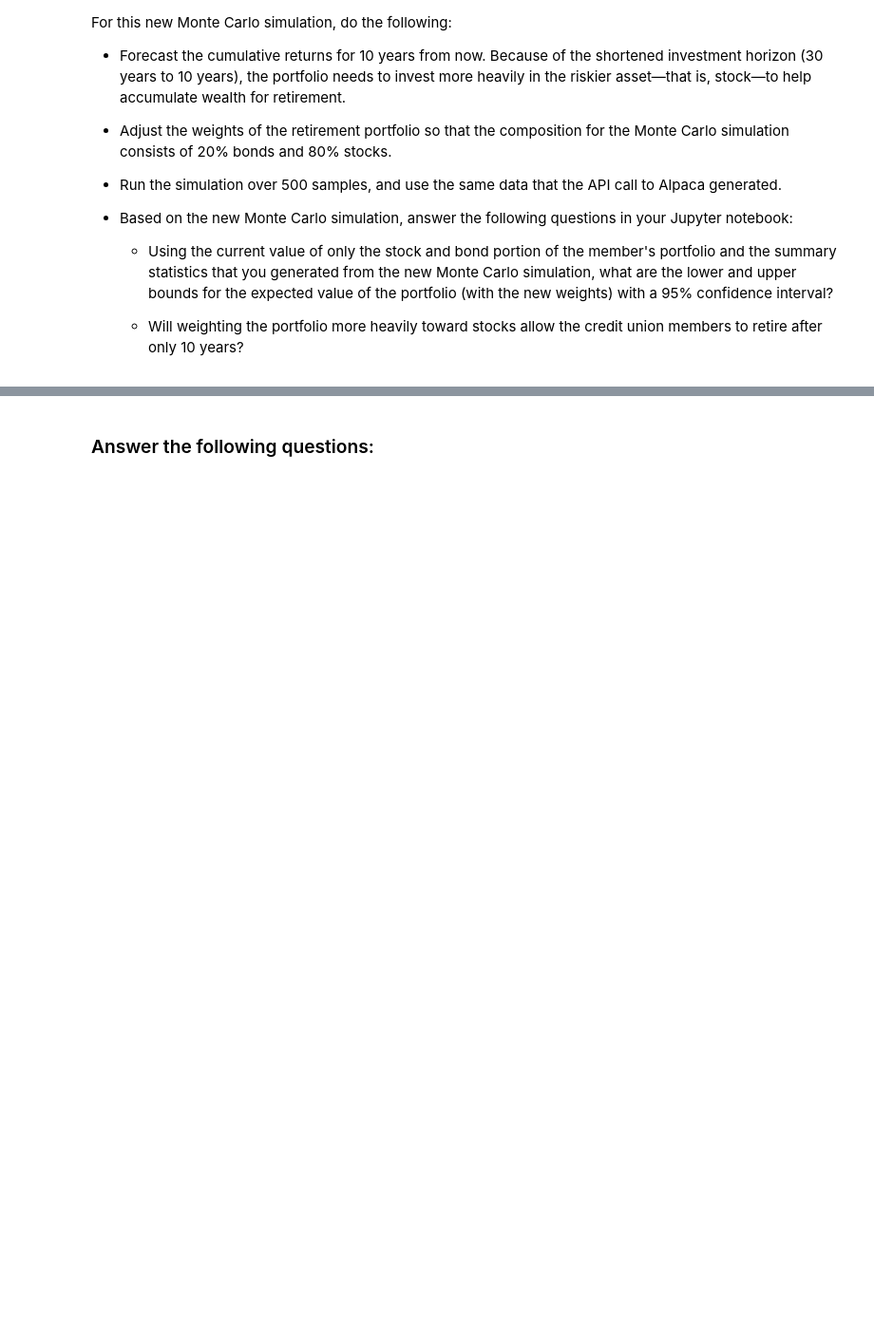
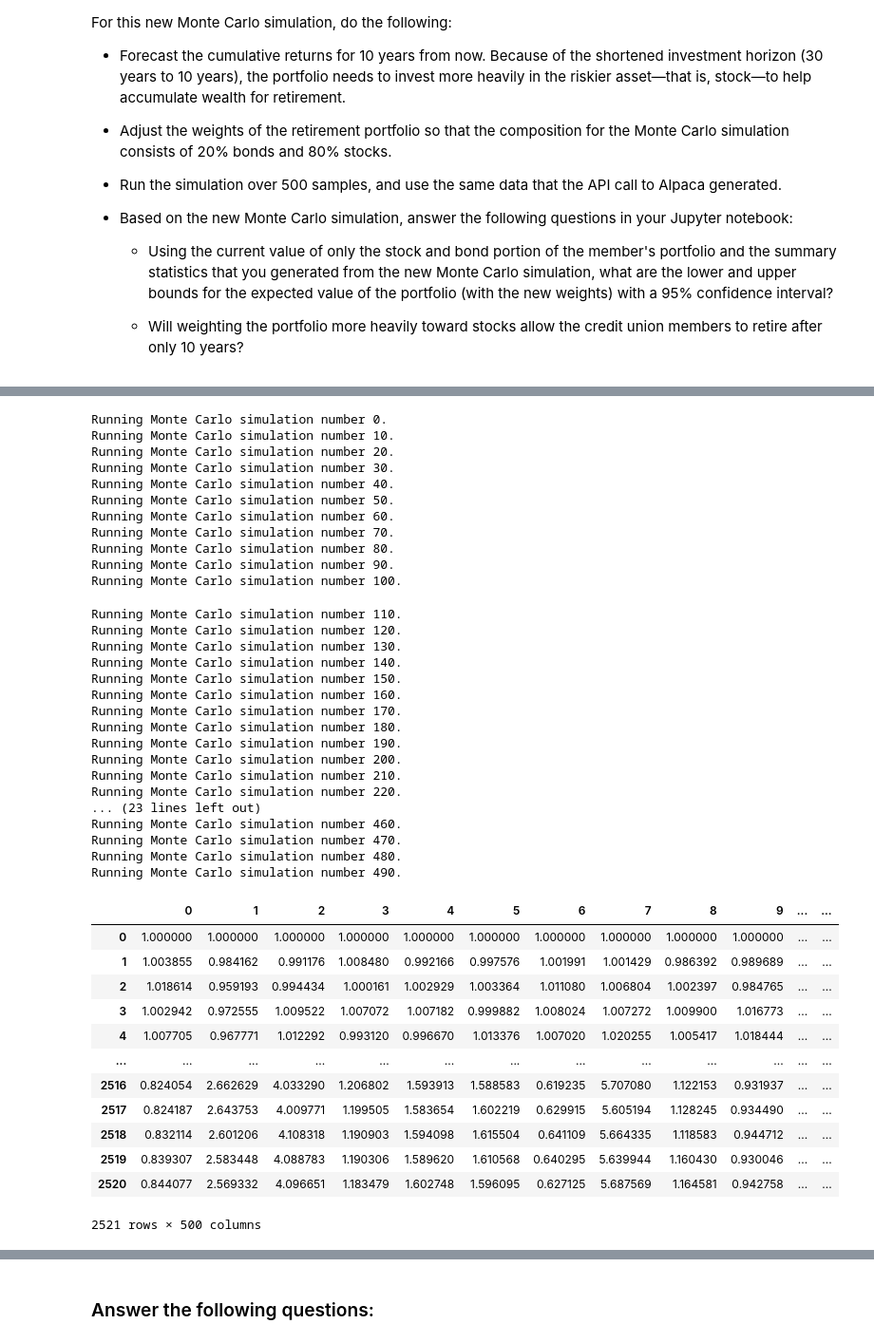
Before and after one commit to Arty-j/Financial_Planning_Tools, a Jupyter notebook: financial_planning_tools.ipynb, the cells around one changed output, grey strips where cells are left out. Shown: that part at 95% size. Saved outputs shown, nothing was run; the diff lists cells and outputs as text; code cells hidden in the pictures; blank space fills up the shorter version.

```diff
--- a/financial_planning_tools.ipynb
+++ b/financial_planning_tools.ipynb
@@ -597,6 +610,48 @@ For this new Monte Carlo simulation, do the following:
 # %%
 # Run the Monte Carlo simulation to forecast 10 years cumulative returns
-# YOUR CODE HERE
+MC_10yr.calc_cumulative_return()
+# %% [output]
+Running Monte Carlo simulation number 0.
+Running Monte Carlo simulation number 10.
+Running Monte Carlo simulation number 20.
+Running Monte Carlo simulation number 30.
+Running Monte Carlo simulation number 40.
+Running Monte Carlo simulation number 50.
+Running Monte Carlo simulation number 60.
+Running Monte Carlo simulation number 70.
+Running Monte Carlo simulation number 80.
+Running Monte Carlo simulation number 90.
+Running Monte Carlo simulation number 100.
+Running Monte Carlo simulation number 110.
+Running Monte Carlo simulation number 120.
+Running Monte Carlo simulation number 130.
+Running Monte Carlo simulation number 140.
+Running Monte Carlo simulation number 150.
+Running Monte Carlo simulation number 160.
+Running Monte Carlo simulation number 170.
+Running Monte Carlo simulation number 180.
+Running Monte Carlo simulation number 190.
+Running Monte Carlo simulation number 200.
+Running Monte Carlo simulation number 210.
+Running Monte Carlo simulation number 220.
+... (23 lines left out)
+Running Monte Carlo simulation number 460.
+Running Monte Carlo simulation number 470.
+Running Monte Carlo simulation number 480.
+Running Monte Carlo simulation number 490.
+|  | 0 | 1 | 2 | 3 | 4 | 5 | 6 | 7 | 8 | 9 | ... | ... |
+| 0 | 1.000000 | 1.000000 | 1.000000 | 1.000000 | 1.000000 | 1.000000 | 1.000000 | 1.000000 | 1.000000 | 1.000000 | ... | ... |
+| 1 | 1.003855 | 0.984162 | 0.991176 | 1.008480 | 0.992166 | 0.997576 | 1.001991 | 1.001429 | 0.986392 | 0.989689 | ... | ... |
+| 2 | 1.018614 | 0.959193 | 0.994434 | 1.000161 | 1.002929 | 1.003364 | 1.011080 | 1.006804 | 1.002397 | 0.984765 | ... | ... |
+| 3 | 1.002942 | 0.972555 | 1.009522 | 1.007072 | 1.007182 | 0.999882 | 1.008024 | 1.007272 | 1.009900 | 1.016773 | ... | ... |
+| 4 | 1.007705 | 0.967771 | 1.012292 | 0.993120 | 0.996670 | 1.013376 | 1.007020 | 1.020255 | 1.005417 | 1.018444 | ... | ... |
+| ... | ... | ... | ... | ... | ... | ... | ... | ... | ... | ... | ... | ... |
+| 2516 | 0.824054 | 2.662629 | 4.033290 | 1.206802 | 1.593913 | 1.588583 | 0.619235 | 5.707080 | 1.122153 | 0.931937 | ... | ... |
+| 2517 | 0.824187 | 2.643753 | 4.009771 | 1.199505 | 1.583654 | 1.602219 | 0.629915 | 5.605194 | 1.128245 | 0.934490 | ... | ... |
+| 2518 | 0.832114 | 2.601206 | 4.108318 | 1.190903 | 1.594098 | 1.615504 | 0.641109 | 5.664335 | 1.118583 | 0.944712 | ... | ... |
+| 2519 | 0.839307 | 2.583448 | 4.088783 | 1.190306 | 1.589620 | 1.610568 | 0.640295 | 5.639944 | 1.160430 | 0.930046 | ... | ... |
+| 2520 | 0.844077 | 2.569332 | 4.096651 | 1.183479 | 1.602748 | 1.596095 | 0.627125 | 5.687569 | 1.164581 | 0.942758 | ... | ... |
+2521 rows × 500 columns
 # %%
 # Visualize the 10-year Monte Carlo simulation by creating an
 # overlay line plot
```
Also changed, not shown: parts of 10 cells of this notebook.
